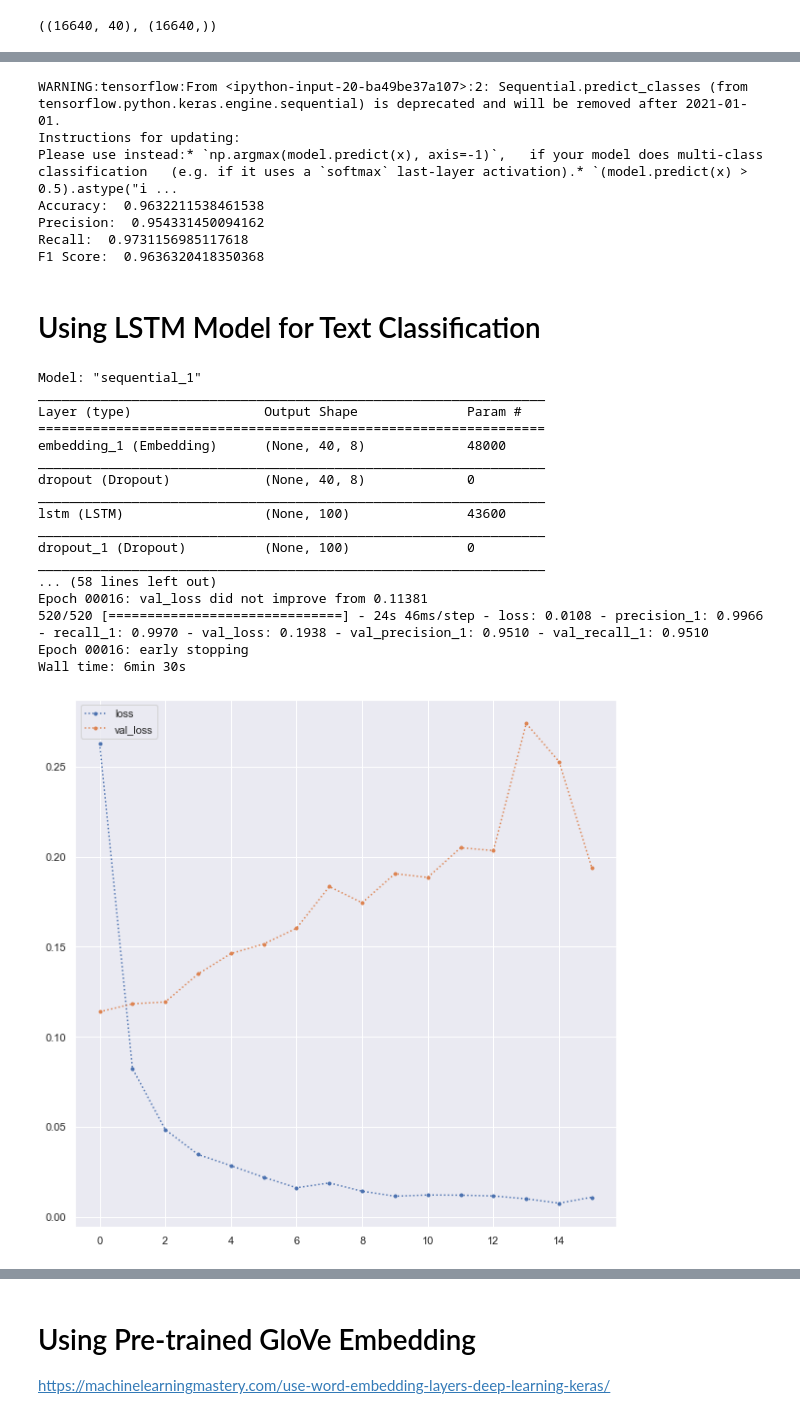
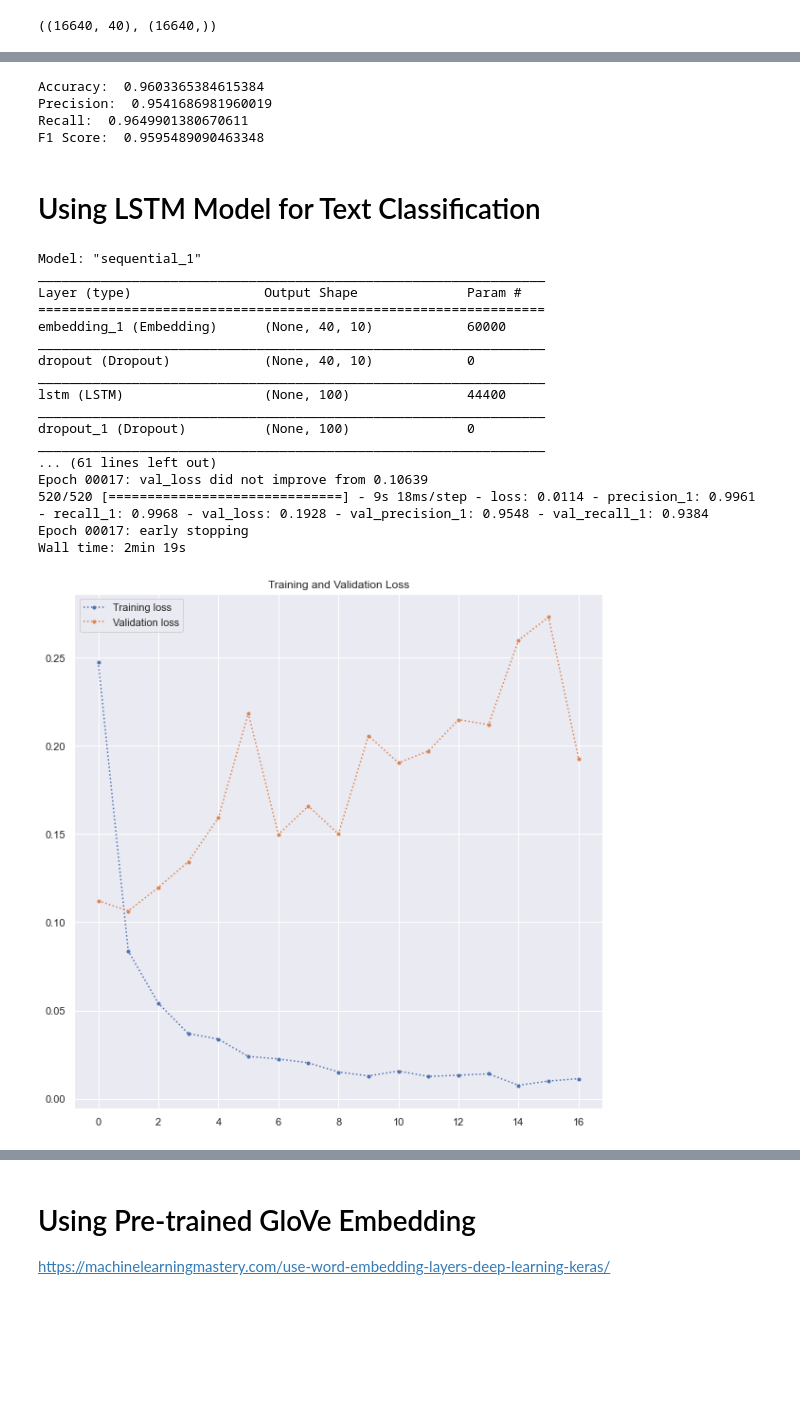
Before and after one commit to royn5618/Medium_Blog_Codes, a Jupyter notebook: Fake_News/Predicting_Fake_News_using_Keras.ipynb, the cells around one changed output, grey strips where cells are left out. Cells and saved outputs as stored; diff of their text form; code cells hidden in the pictures; blank space fills up the shorter version.

```diff
--- a/Fake_News/Predicting_Fake_News_using_Keras.ipynb
+++ b/Fake_News/Predicting_Fake_News_using_Keras.ipynb
@@ -186,18 +206,15 @@ plt.show()
 # %%
 model = keras.models.load_model(best_model_file_name)
-y_pred = model.predict_classes(X_test)
+y_pred = (model.predict(X_test) > 0.5).astype("int32")
 print('Accuracy: ', accuracy_score(y_test, y_pred))
 print('Precision: ', precision_score(y_test, y_pred))
 print('Recall: ', recall_score(y_test, y_pred))
 print('F1 Score: ', f1_score(y_test, y_pred))
 # %% [output]
-WARNING:tensorflow:From <ipython-input-20-ba49be37a107>:2: Sequential.predict_classes (from tensorflow.python.keras.engine.sequential) is deprecated and will be removed after 2021-01-01.
-Instructions for updating:
-Please use instead:* `np.argmax(model.predict(x), axis=-1)`,   if your model does multi-class classification   (e.g. if it uses a `softmax` last-layer activation).* `(model.predict(x) > 0.5).astype("i ...
-Accuracy:  0.9632211538461538
-Precision:  0.954331450094162
-Recall:  0.9731156985117618
-F1 Score:  0.9636320418350368
+Accuracy:  0.9603365384615384
+Precision:  0.9541686981960019
+Recall:  0.9649901380670611
+F1 Score:  0.9595489090463348
 # %% [markdown]
 # Using LSTM Model for Text Classification
 # %%
@@ -206,7 +223,7 @@ F1 Score:  0.9636320418350368
 best_model_file_name = "models/best_model_simple_LSTM.hdf5"
 def get_simple_LSTM_model():
     model = Sequential()
-    model.add(Embedding(vocab_size, 8, input_length=max_length))
+    model.add(Embedding(vocab_size, 10, input_length=max_length))
     model.add(Dropout(0.3))
     model.add(LSTM(100))
     model.add(Dropout(0.3))
@@ -241,26 +258,27 @@ Model: "sequential_1"
 _________________________________________________________________
 Layer (type)                 Output Shape              Param #
 =================================================================
-embedding_1 (Embedding)      (None, 40, 8)             48000
+embedding_1 (Embedding)      (None, 40, 10)            60000
 _________________________________________________________________
-dropout (Dropout)            (None, 40, 8)             0
+dropout (Dropout)            (None, 40, 10)            0
 _________________________________________________________________
-lstm (LSTM)                  (None, 100)               43600
+lstm (LSTM)                  (None, 100)               44400
 _________________________________________________________________
 dropout_1 (Dropout)          (None, 100)               0
 _________________________________________________________________
-... (58 lines left out)
-Epoch 00016: val_loss did not improve from 0.11381
-520/520 [==============================] - 24s 46ms/step - loss: 0.0108 - precision_1: 0.9966 - recall_1: 0.9970 - val_loss: 0.1938 - val_precision_1: 0.9510 - val_recall_1: 0.9510
-Epoch 00016: early stopping
-Wall time: 6min 30s
+... (61 lines left out)
+Epoch 00017: val_loss did not improve from 0.10639
+520/520 [==============================] - 9s 18ms/step - loss: 0.0114 - precision_1: 0.9961 - recall_1: 0.9968 - val_loss: 0.1928 - val_precision_1: 0.9548 - val_recall_1: 0.9384
+Epoch 00017: early stopping
+Wall time: 2min 19s
 # %%
 metric_to_plot = "loss"
-plt.plot(history.epoch, history.history[metric_to_plot], ".:", label="loss")
-plt.plot(history.epoch, history.history["val_" + metric_to_plot], ".:", label="val_loss")
+plt.plot(history.epoch, history.history[metric_to_plot], ".:", label="Training loss")
+plt.plot(history.epoch, history.history["val_" + metric_to_plot], ".:", label="Validation loss")
+plt.title('Training and Validation Loss')
 plt.legend()
 plt.show()
 # %% [output]
-[figure, old version]
+[figure, new version]
 # %%
 model = keras.models.load_model(best_model_file_name)
```
Also changed, not shown: parts of 24 cells of this notebook, 3 other files.
